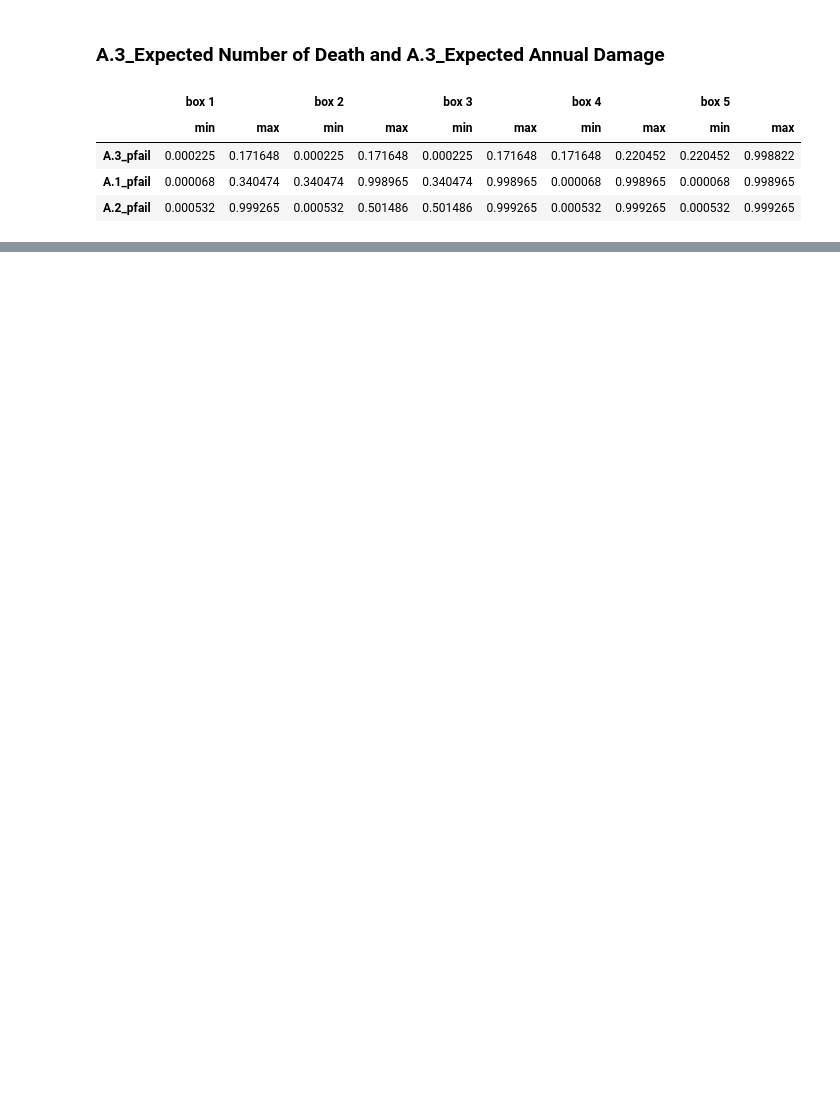
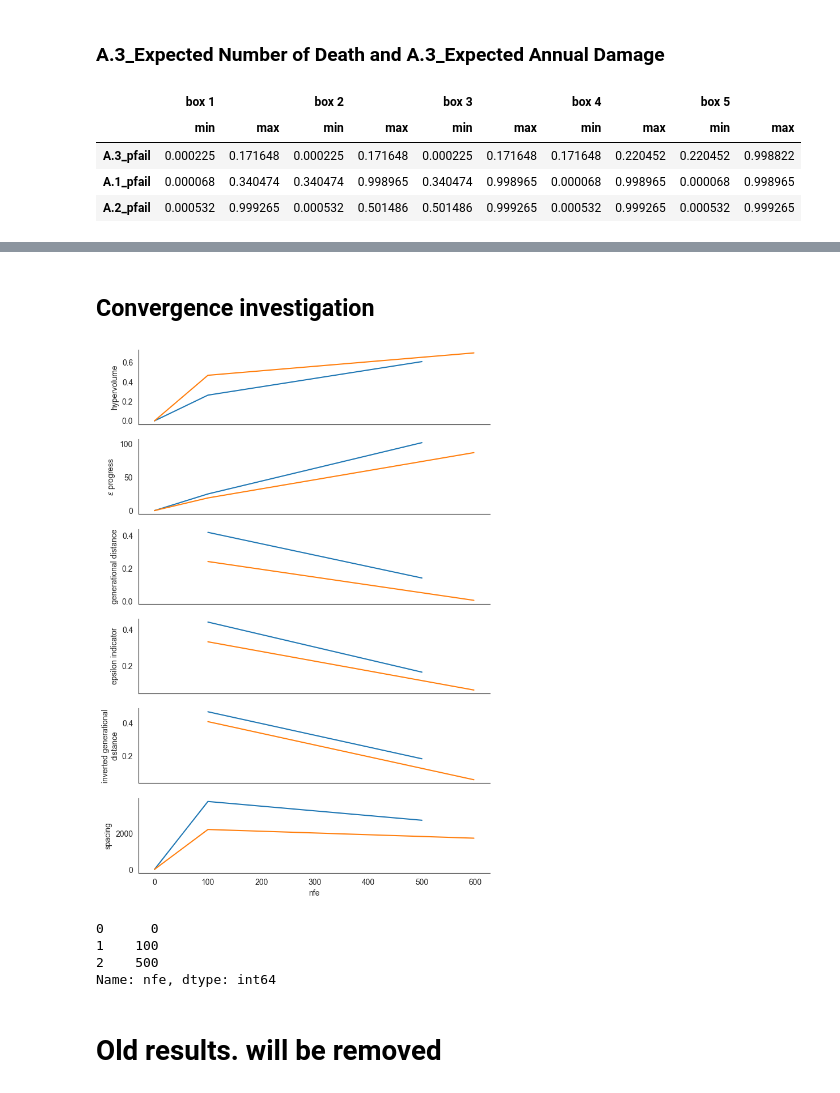
Before and after one commit to PancakeBun/epa141A_Labs_Group_Asians, a Jupyter notebook: final assignment/analysis.ipynb, the cells around one changed output, grey strips where cells are left out. Drawn from its saved outputs; the diff is of its cells as text; code cells hidden in the pictures; blank space fills up the shorter version.

```diff
--- a/final assignment/analysis.ipynb
+++ b/final assignment/analysis.ipynb
@@ -512,5 +526,0 @@ pd.read_csv(os.path.join('experiment', 'scenario_cart.csv')).rename(columns={'Un
-# %%
-for data in scenarios_dict.values():
-    for key, value in data.items():
-        print(key)
-        # scen.update({key: scenario[key]})
@@ -555,0 +541,2 @@ To do
+# %% [markdown]
+## Convergence investigation
@@ -556,3 +612,70 @@ To do
+# %%
+merge_archs = []
+metrics = []
+archives = []
+for i in range(2):
+    arch = ArchiveLogger.load_archives(os.path.join('experiment', f'results_optimize_box_1_max_{i}.tar.gz'))
+    for key in arch.keys():
+        arch[key] = arch[key].drop(columns='Unnamed: 0')
+        arch[key] = arch[key].rename(columns={ x: 'z_' + "_".join(x.split(" ")) for x in arch[key].columns})
+        arch[key] = arch[key].rename(columns={ x: x.replace('.', 'z') for x in arch[key].columns})
+    merge_archs.extend([val for val in arch.values()])
+    archives.append(arch)
+# type(merge_archs[0])
+reference_set = epsilon_nondominated(merge_archs, [0.025] * len(dummy_model.outcomes), to_problem(dummy_model, searchover="levers"))
+
+for arch in archives:
+    metric = calculate_metrics(arch, reference_set)
+    metrics.append(metric)
+
+convergences = [pd.read_csv(os.path.join('experiment', f'convergence_results_optimize_box_1_max_{i}.csv')) for i in range(2)]
+# metrics = calculate_metrics(archives, reference_set)
+# plot_metrics(metrics, convergence)
+
+sns.set_style("white")
+fig, axes = plt.subplots(nrows=6, figsize=(8, 12), sharex=True)
+
+ax1, ax2, ax3, ax4, ax5, ax6 = axes
+
+
+for metric, convergence in zip(metrics, convergences):
+    # plot_metrics(metric, convergence)
+    ax1.plot(metric.nfe, metric.hypervolume)
+    ax1.set_ylabel("hypervolume")
+
+    ax2.plot(convergence.nfe, convergence.epsilon_progress)
+    ax2.set_ylabel("$\epsilon$ progress")
+
+    ax3.plot(metric.nfe, metric.generational_distance)
+    ax3.set_ylabel("generational distance")
+
+    ax4.plot(metric.nfe, metric.epsilon_indicator)
+    ax4.set_ylabel("epsilon indicator")
+
+    ax5.plot(metric.nfe, metric.inverted_gd)
+    ax5.set_ylabel("inverted generational\ndistance")
+
+    ax6.plot(metric.nfe, metric.spacing)
+    ax6.set_ylabel("spacing")
+
+ax6.set_xlabel("nfe")
+
+
+sns.despine(fig)
+
+plt.show()
+# plt.show()
+# %% [output]
+[figure, added]
+# %%
+convergences[0].nfe
+# %% [output]
+0      0
+1    100
+2    500
+Name: nfe, dtype: int64
+# %% [markdown]
+# Old results. will be removed
 # %%
 q_damage = 0.90
 threshold_damage = df_outcomes['A.3_Expected Annual Damage'].quantile(q_damage)
```
Also changed, not shown: parts of 45 cells of this notebook, 10 other files.
